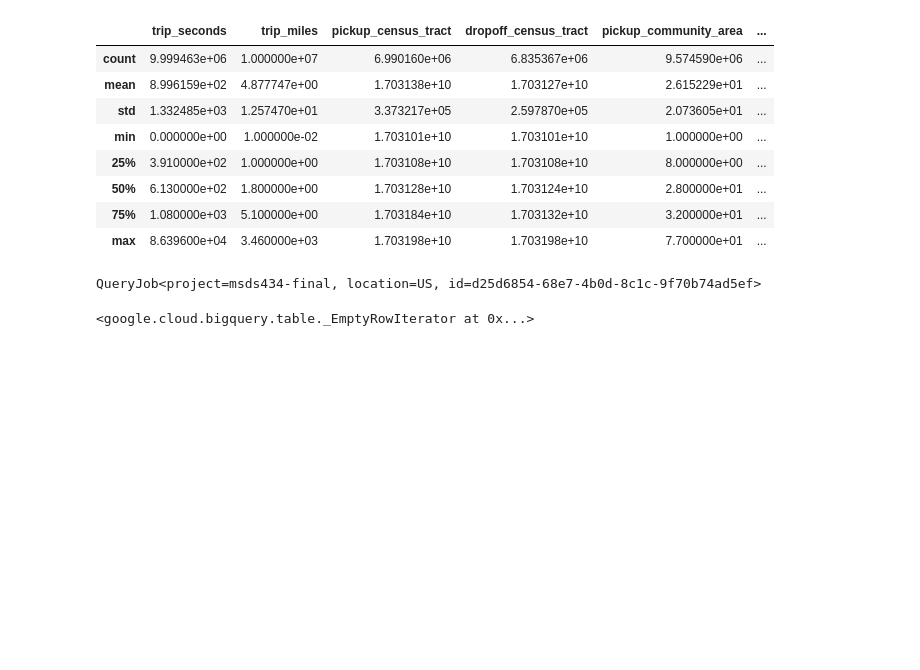
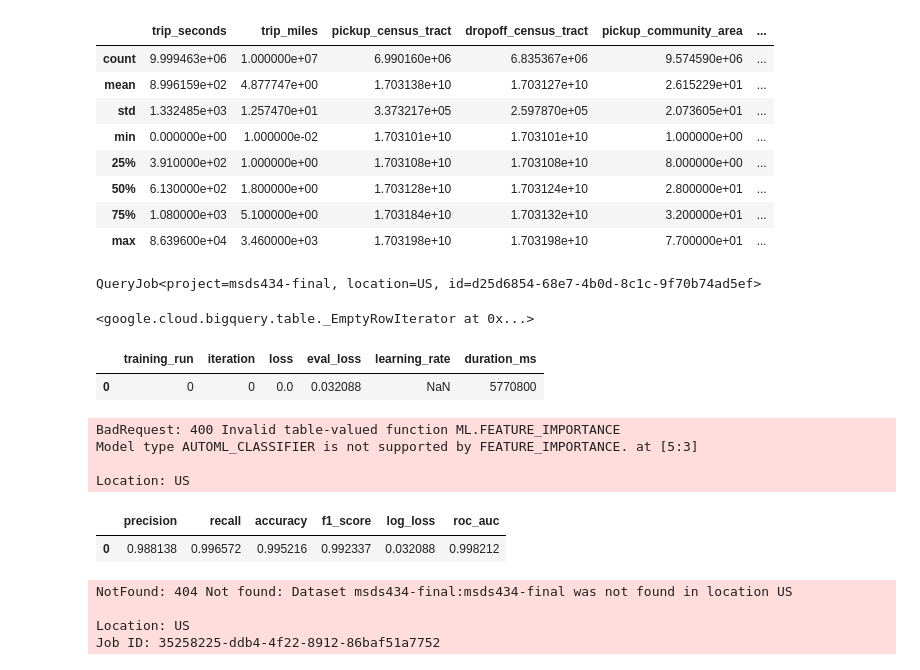
Before and after one commit to kaywiz/msds434, a Jupyter notebook: week10/dev/chi_taxi_prediction.ipynb, the cells around one changed output. Saved outputs shown, nothing was run; the diff lists cells and outputs as text; code cells hidden in the pictures; blank space fills up the shorter version.

Commit message:
started final model deployment

```diff
--- a/week10/dev/chi_taxi_prediction.ipynb
+++ b/week10/dev/chi_taxi_prediction.ipynb
@@ -97,3 +137,34 @@ results = model.result()
 results
 # %% [output]
 <google.cloud.bigquery.table._EmptyRowIterator at 0x...>
+# %%
+#get training info
+model_training_info_query = """
+SELECT
+  *
+FROM
+  ML.TRAINING_INFO(MODEL `dataset_v1.tip-model-v1`)
+"""
+
+model_training_info = bigquery_client.query(model_training_info_query).to_dataframe()
+# %%
+#see training info
+model_training_info
+# %% [output]
+|  | training_run | iteration | loss | eval_loss | learning_rate | duration_ms |
+| 0 | 0 | 0 | 0.0 | 0.032088 | NaN | 5770800 |
+# %%
+#feature importance
+model_feat_imp_query = """
+SELECT
+  *
+FROM
+  ML.FEATURE_IMPORTANCE(MODEL `dataset_v1.tip-model-v1`)
+"""
+
+model_feat_imp = bigquery_client.query(model_feat_imp_query).to_dataframe()
+# %% [output]
+BadRequest: 400 Invalid table-valued function ML.FEATURE_IMPORTANCE
+Model type AUTOML_CLASSIFIER is not supported by FEATURE_IMPORTANCE. at [5:3]
+
+Location: US
@@ -99,0 +181,6 @@ results
+# %%
+#see eval info
+model_eval
+# %% [output]
+|  | precision | recall | accuracy | f1_score | log_loss | roc_auc |
+| 0 | 0.988138 | 0.996572 | 0.995216 | 0.992337 | 0.032088 | 0.998212 |
@@ -99,0 +236,22 @@ results
+# %%
+#predict
+model_pred_query = """
+SELECT
+  *
+FROM
+  ML.PREDICT(MODEL `dataset_v1.tip-model-v1`,
+    (
+    SELECT
+      *
+    FROM
+      `bigquery-public-data.chicago_taxi_trips.taxi_trips`
+    WHERE
+    ))
+"""
+
+model_pred = bigquery_client.query(model_pred_query).to_dataframe()
+# %% [output]
+NotFound: 404 Not found: Dataset msds434-final:msds434-final was not found in location US
+
+Location: US
+Job ID: 35258225-ddb4-4f22-8912-86baf51a7752
```
Also changed, not shown: parts of 8 cells of this notebook.
